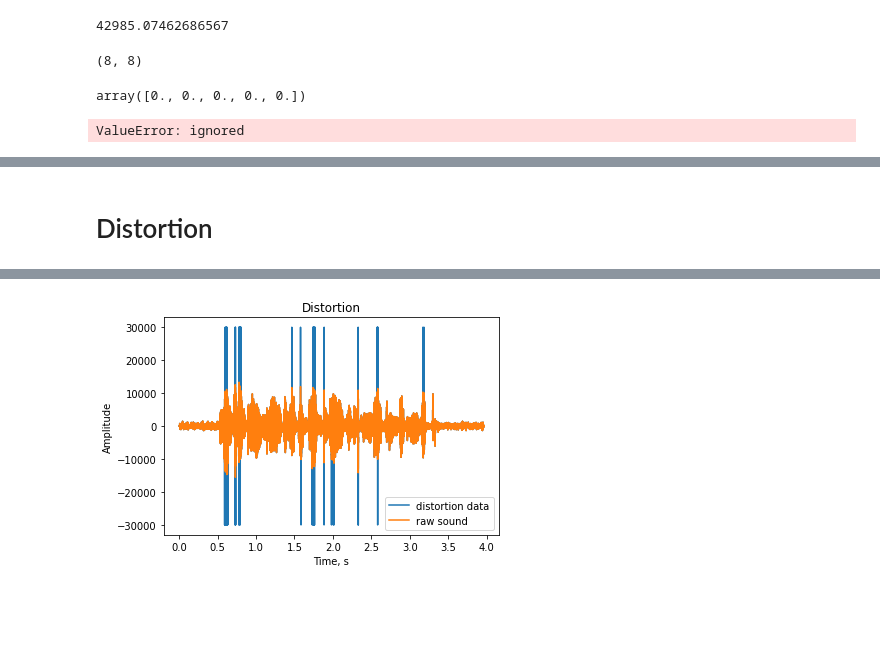
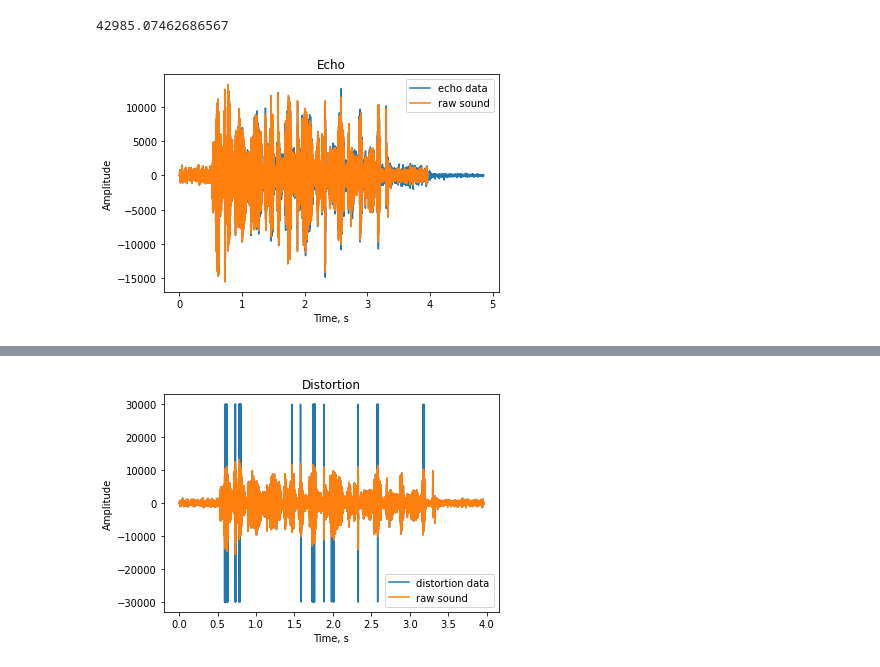
Before and after one commit to aaapetrova/DSP, a Jupyter notebook: Petrova_lb1.ipynb, the cells around one changed output, grey strips where cells are left out. Drawn from its saved outputs; the diff is of its cells as text; code cells hidden in the pictures; blank space fills up the shorter version.

```diff
--- a/Petrova_lb1.ipynb
+++ b/Petrova_lb1.ipynb
@@ -64,5 +60,0 @@ Audio(sound_data,rate=frame_rate)
-# %%
-framerate = 44100
-t = np.linspace(0,5,framerate*5)
-data = np.sin(2*np.pi*220*t) + np.sin(2*np.pi*224*t)
-Audio(data,rate=framerate)
@@ -106,61 +116,32 @@ Nl = 8
 DISTANCE = 300 # метров
 time_to_wall = DISTANCE / 335 # СКОРОСТЬ ЗВУКА
 D1 = frame_rate * time_to_wall
-gamma = 0.4
+gamma = 0.2
 D1
 # %% [output]
 42985.07462686567
 # %%
 D = [int(D1 * 2 ** ((1 - i)/Nl)) for i in range(1, Nl +1)]
 alpha = [np.exp(-i/5) for i in range(0, Nl)]
-len(D), len(alpha)
-# %% [output]
-(8, 8)
-# %%
-np.exp(-1)
-np.zeros(5)
-# %% [output]
-array([0., 0., 0., 0., 0.])
 # %%
-echo_voice = np.zeros(len(sound_data) * (len(D) + 1) )
-echo_voice[:len(sound_data)] = sound_data
+delays = [[0 for j in range(i)] + list(sound_data) for i in D]
+delays = [ [i*alpha[idx] for i in val] for idx, val in enumerate(delays) ]
 
-echo_part = np.zeros(len(sound_data) * len(D))
+sum_delays = [sum(x) for x in zip_longest(*delays, fillvalue=0)]
+#filted_data = filter_low_pass(Fd, Fs, 1, sum_delays)
+gammas = [i*gamma for i in filter_low_pass(Fd, Fs, 1, sum_delays)]
 
-for idx, val in enumerate(D):
-  d = D[idx]
-  a = alpha[idx]
-  x = sound_data * a
+echo_voice = [sum(x) for x in zip_longest(gammas, sound_data, fillvalue=0)]
+time_echo = np.linspace(0, len(echo_voice)/Fd, num=len(echo_voice))
+fig, ax = plt.subplots()
+plt.title("Echo")
+plt.xlabel("Time, s")
+plt.ylabel("Amplitude")
+ax.plot(time_echo, echo_voice, label = 'echo data')
+ax.plot(time, sound_data, label = 'raw sound')
+ax.legend()
+plt.show()
 
-  echo_part[idx * len(sound_data): (idx + 1) * len(sound_data)] = x[:]
-
-echo_part = filter_low_pass(Fd, Fs, 1, echo_part)
-echo_part = [i*gamma for i in echo_voice]
-echo_voice[len(sound_data):] = echo_part
 Audio(echo_voice,rate=frame_rate)
-#from itertools import zip_longest
-
-#delay_lines = [[0 for j in range(i)] + list(sound_data) for i in D]
-#print(len(delay_lines[1]))
-#print(len(delay_lines[0]))
-#delay_lines = [[i*a for i in line] for a, line in zip(alpha, delay_lines)]
-
-#sum_delay_lines = [sum(x) for x in zip_longest(*delay_lines, fillvalue=0)]
-#filter_sum = filter_low_pass(Fd, Fs, 1, sum_delay_lines)
-#gamma_lines = [i*gamma for i in filter_sum]
-
-#target_signal = [sum(x) for x in zip_longest(gamma_lines, sound_data, fillvalue=0)]
-
-#time_echo = np.linspace(0, len(target_signal)/Fd, num=len(target_signal))
-#fig, ax = plt.subplots()
-#plt.title("Echo")
-#plt.xlabel("Time, s")
-#plt.ylabel("Amplitude")
-#ax.plot(time_echo, target_signal, label = 'echo data')
-#ax.plot(time, sound_data, label = 'raw sound')
-#ax.legend()
-#plt.show()
-
-#Audio(target_signal,rate=frame_rate)
 # %% [output]
-ValueError: ignored
+[figure, added]
@@ -167,2 +148,0 @@ ValueError: ignored
-# %% [markdown]
-# Distortion
```
Also changed, not shown: parts of 14 cells of this notebook.
